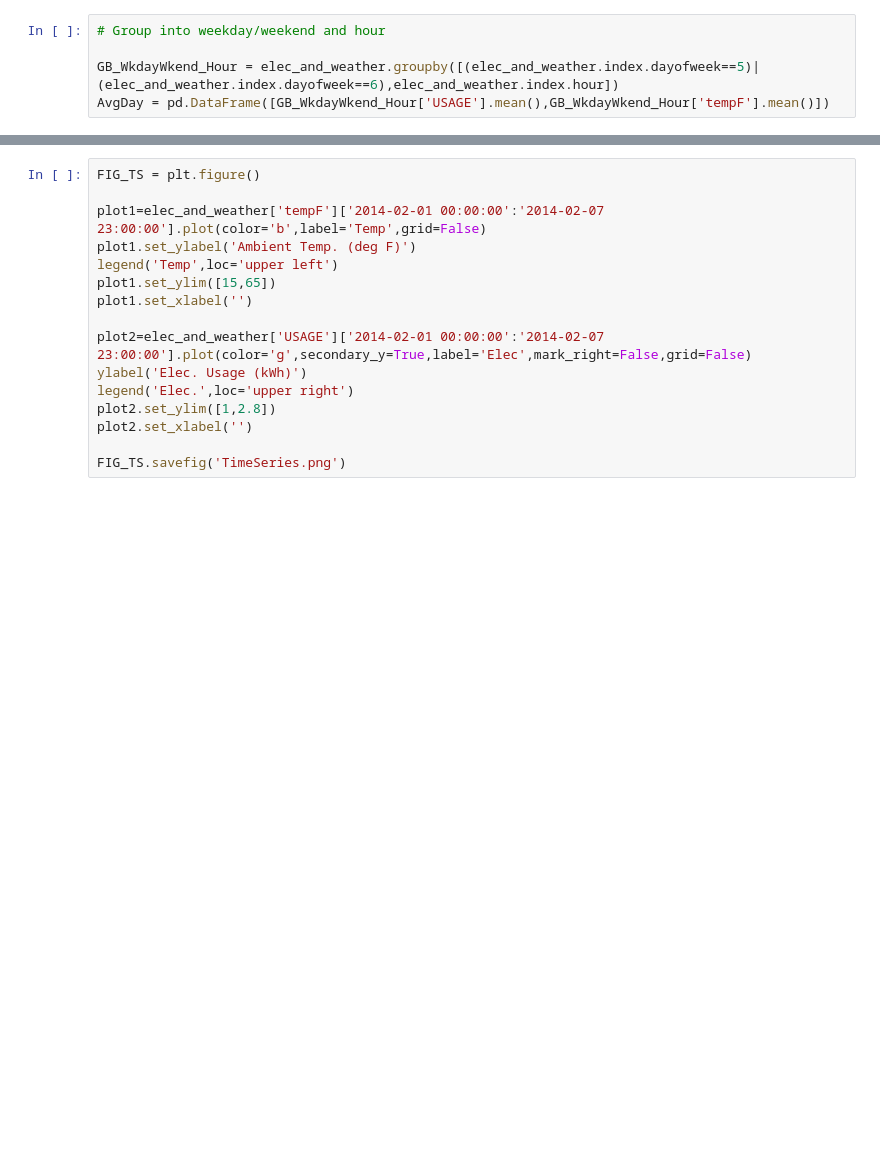
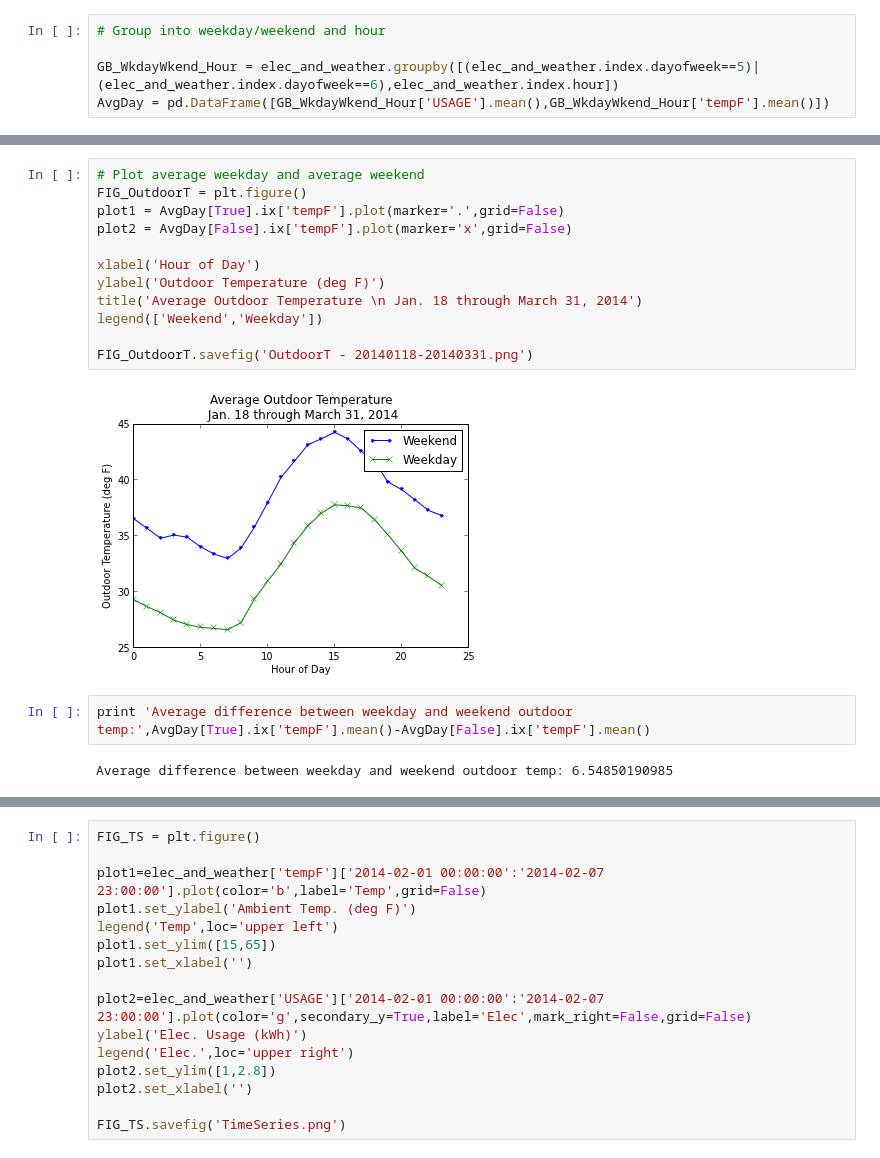
Before and after one commit to jtelszasz/my_energy_forecast_SVR, a Jupyter notebook: My_Energy.ipynb, the cells around one changed output, grey strips where cells are left out. Saved outputs shown, nothing was run; the diff lists cells and outputs as text; blank space fills up the shorter version.

```diff
--- a/My_Energy.ipynb
+++ b/My_Energy.ipynb
@@ -110 +117,19 @@ Avg. Diff. 5am - 6am: 0.245
+# %%
+# Plot average weekday and average weekend
+FIG_OutdoorT = plt.figure()
+plot1 = AvgDay[True].ix['tempF'].plot(marker='.',grid=False)
+plot2 = AvgDay[False].ix['tempF'].plot(marker='x',grid=False)
+
+xlabel('Hour of Day')
+ylabel('Outdoor Temperature (deg F)')
+title('Average Outdoor Temperature \n Jan. 18 through March 31, 2014')
+legend(['Weekend','Weekday'])
+
+FIG_OutdoorT.savefig('OutdoorT - 20140118-20140331.png')
+# %% [output]
+[figure, added]
+# %%
+print 'Average difference between weekday and weekend outdoor temp:',AvgDay[True].ix['tempF'].mean()-AvgDay[False].ix['tempF'].mean()
+# %% [output]
+Average difference between weekday and weekend outdoor temp: 6.54850190985
 # %%
```
Also changed, not shown: parts of 14 cells of this notebook, 18 other files.
